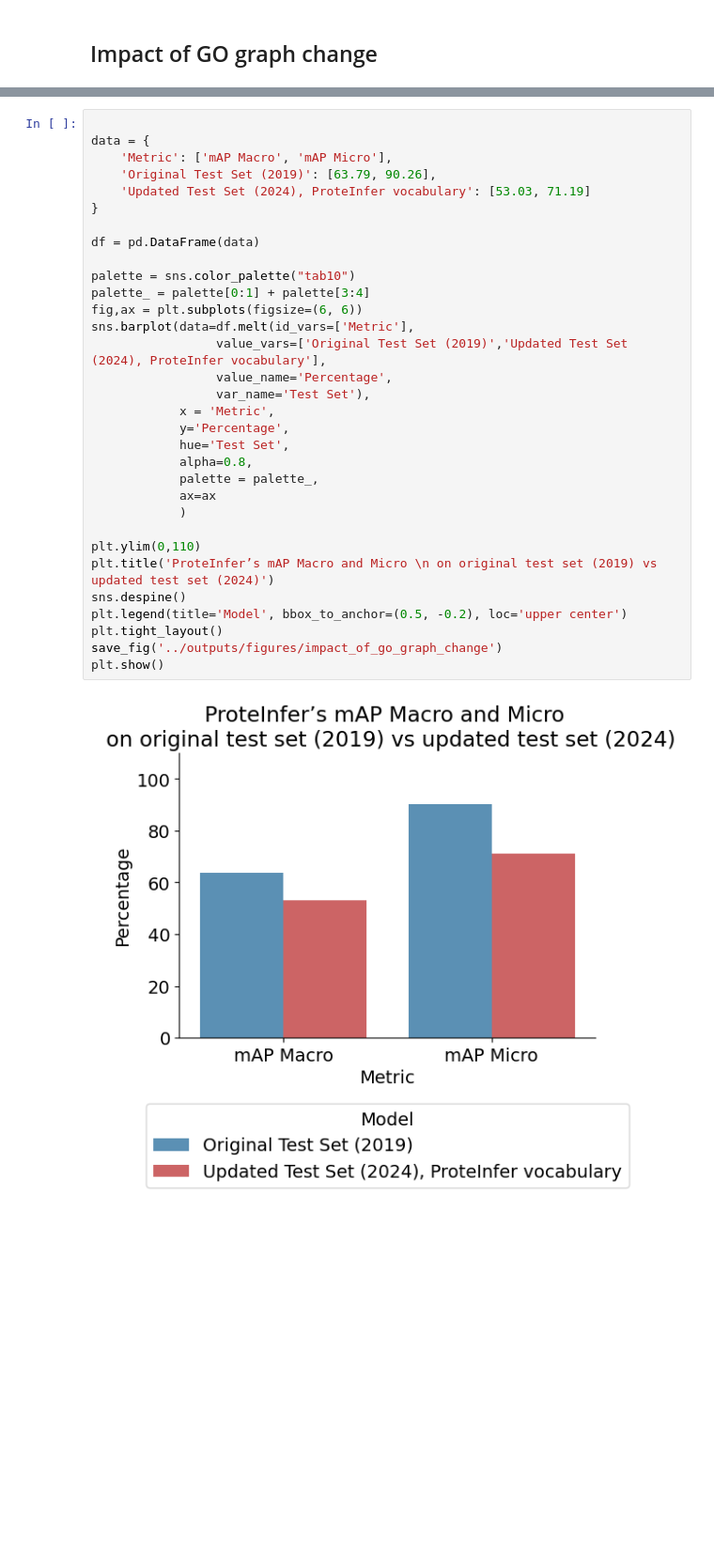
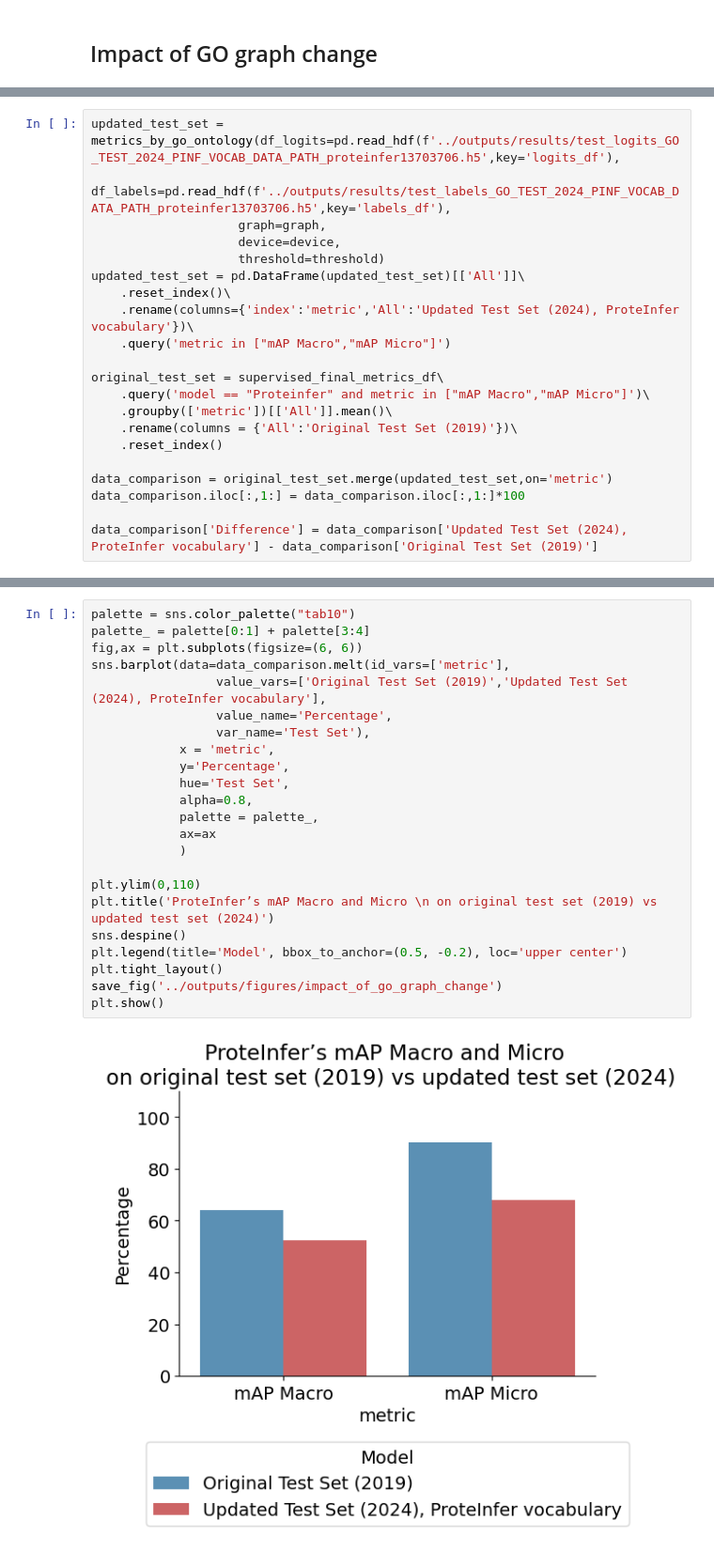
Before and after one commit to microsoft/protnote, a Jupyter notebook: notebooks/Results.ipynb, the cells around one changed output, grey strips where cells are left out. Shown at 94% size. Saved outputs shown, nothing was run; the diff lists cells and outputs as text; blank space fills up the shorter version.

```diff
--- a/notebooks/Results.ipynb
+++ b/notebooks/Results.ipynb
@@ -775,0 +768,21 @@ metrics_df = metrics_by_go_ontology(df_logits=pd.read_hdf(f'../outputs/results/t
+# %%
+updated_test_set = metrics_by_go_ontology(df_logits=pd.read_hdf(f'../outputs/results/test_logits_GO_TEST_2024_PINF_VOCAB_DATA_PATH_proteinfer13703706.h5',key='logits_df'),
+                    df_labels=pd.read_hdf(f'../outputs/results/test_labels_GO_TEST_2024_PINF_VOCAB_DATA_PATH_proteinfer13703706.h5',key='labels_df'),
+                    graph=graph,
+                    device=device,
+                    threshold=threshold)
+updated_test_set = pd.DataFrame(updated_test_set)[['All']]\
+    .reset_index()\
+    .rename(columns={'index':'metric','All':'Updated Test Set (2024), ProteInfer vocabulary'})\
+    .query('metric in ["mAP Macro","mAP Micro"]')
+
+original_test_set = supervised_final_metrics_df\
+    .query('model == "Proteinfer" and metric in ["mAP Macro","mAP Micro"]')\
+    .groupby(['metric'])[['All']].mean()\
+    .rename(columns = {'All':'Original Test Set (2019)'})\
+    .reset_index()
+
+data_comparison = original_test_set.merge(updated_test_set,on='metric')
+data_comparison.iloc[:,1:] = data_comparison.iloc[:,1:]*100
+
+data_comparison['Difference'] = data_comparison['Updated Test Set (2024), ProteInfer vocabulary'] - data_comparison['Original Test Set (2019)']
@@ -776,34 +795,25 @@ metrics_df = metrics_by_go_ontology(df_logits=pd.read_hdf(f'../outputs/results/t
 # %%
-
-data = {
-    'Metric': ['mAP Macro', 'mAP Micro'],
-    'Original Test Set (2019)': [63.79, 90.26],
-    'Updated Test Set (2024), ProteInfer vocabulary': [53.03, 71.19]
-}
-
-df = pd.DataFrame(data)
-
 palette = sns.color_palette("tab10")
 palette_ = palette[0:1] + palette[3:4]
 fig,ax = plt.subplots(figsize=(6, 6))
-sns.barplot(data=df.melt(id_vars=['Metric'],
+sns.barplot(data=data_comparison.melt(id_vars=['metric'],
                  value_vars=['Original Test Set (2019)','Updated Test Set (2024), ProteInfer vocabulary'],
                  value_name='Percentage',
                  var_name='Test Set'),
-            x = 'Metric',
+            x = 'metric',
             y='Percentage',
             hue='Test Set',
             alpha=0.8,
             palette = palette_,
             ax=ax
             )
 
 plt.ylim(0,110)
 plt.title('ProteInfer’s mAP Macro and Micro \n on original test set (2019) vs updated test set (2024)')
 sns.despine()
 plt.legend(title='Model', bbox_to_anchor=(0.5, -0.2), loc='upper center')
 plt.tight_layout()
 save_fig('../outputs/figures/impact_of_go_graph_change')
 plt.show()
 # %% [output]
-[figure, old version]
+[figure, new version]
```
Also changed, not shown: parts of 8 cells of this notebook, 1 other file.
